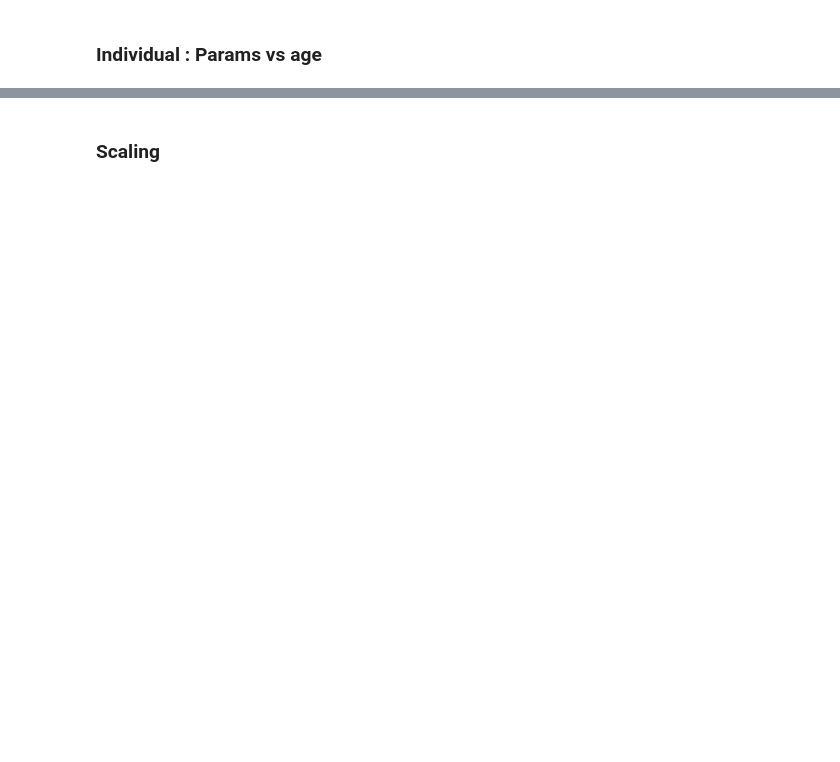
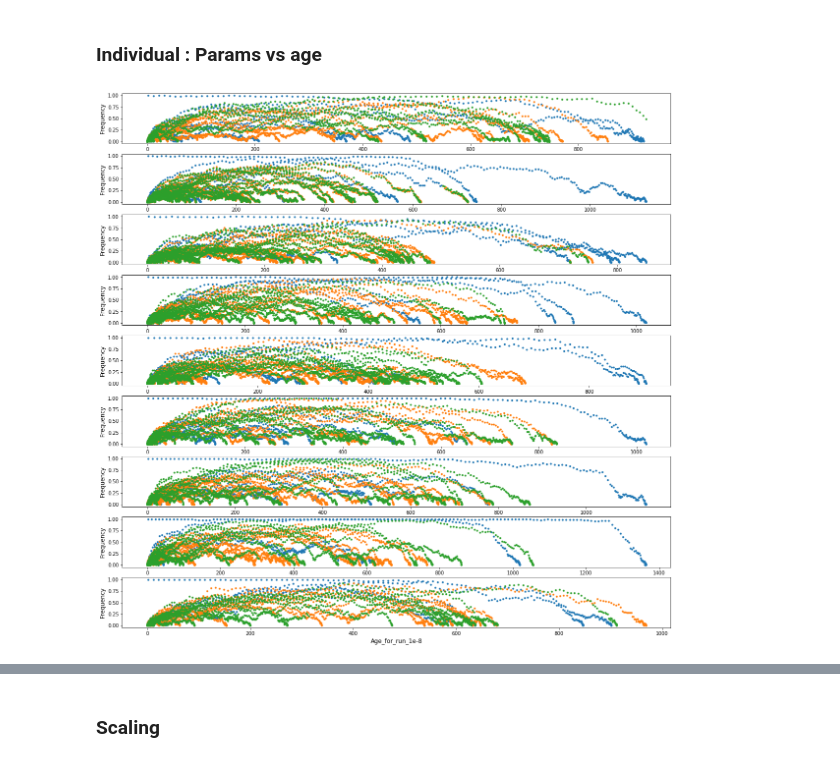
Before and after one commit to alicegenestier/Red_Queen_PRDM9, a Jupyter notebook: cluster/meiosis/meiosis_notebook.ipynb, the cells around one changed output, grey strips where cells are left out. Saved outputs shown, nothing was run; the diff lists cells and outputs as text; code cells hidden in the pictures; blank space fills up the shorter version.

```diff
--- a/cluster/meiosis/meiosis_notebook.ipynb
+++ b/cluster/meiosis/meiosis_notebook.ipynb
@@ -327,10 +360,14 @@ def plot_data_mig(target_folder_path,x_params,y_params, file_ext):
 # %%
-
-plt.figure(1, figsize=(20,20))
-plt.subplot(len(list_files)/6,1,index_line)
-plt.plot('.')
-plt.plot('.')
-plt.plot('.')
-plt.ylabel(y_params, fontsize = 12)
-plt.xlabel(x_params+"_for_run_"+(file_name.split(".")[0]).split("_")[2], fontsize = 12)
-index_line=index_line+1
+def plot_data_mig(target_folder_path,x_params,y_params, file_ext, withneutral, withoutnan):
+    plt.figure(1, figsize=(20,20))
+    index_line=1
+    list_namefile,dico_file,dico_file_1,dico_file_2=dico_data_mig(target_folder_path,x_params,y_params, file_ext, withneutral, withoutnan)
+    for i in list_namefile :
+        plt.subplot(len(list_namefile),1,index_line)
+        if i+"_x_params" in dico_file and i+"_y_params" in dico_file:
+            plt.plot(dico_file[i+"_x_params"],dico_file[i+"_y_params"],'.',label="pop before migration")
+        plt.plot(dico_file_1[i+"_x_params"],dico_file_1[i+"_y_params"],'.',label="pop1")
+        plt.plot(dico_file_2[i+"_x_params"],dico_file_2[i+"_y_params"],'.',label="pop2")
+        plt.ylabel(y_params, fontsize = 12)
+        plt.xlabel(x_params+"_for_run_"+i, fontsize = 12)
+        index_line=index_line+1
@@ -337,2 +422,6 @@ index_line=index_line+1
 # %% [markdown]
 ### Individual : Params vs age
+# %%
+plot_data_mig("analyses/scaling_M_3/","Age","Frequency","allele",0,0)
+# %% [output]
+[figure, added]
```
Also changed, not shown: parts of 56 cells of this notebook, 6 other files.
